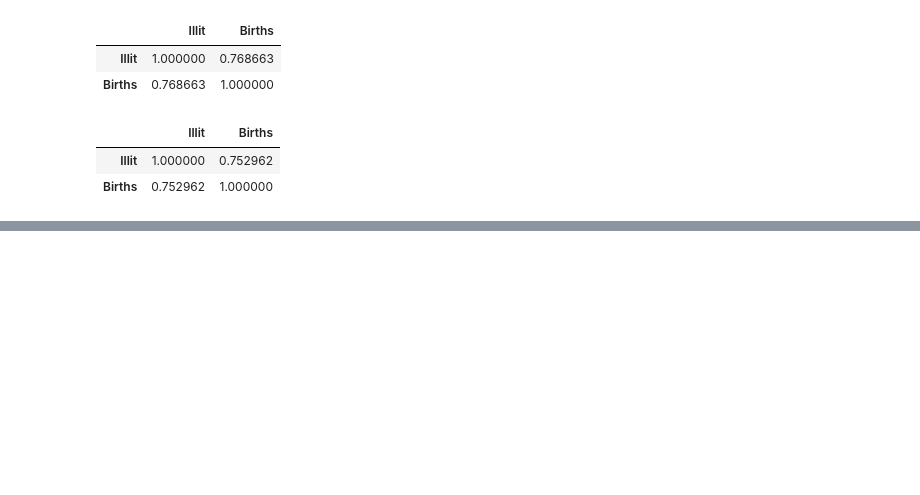
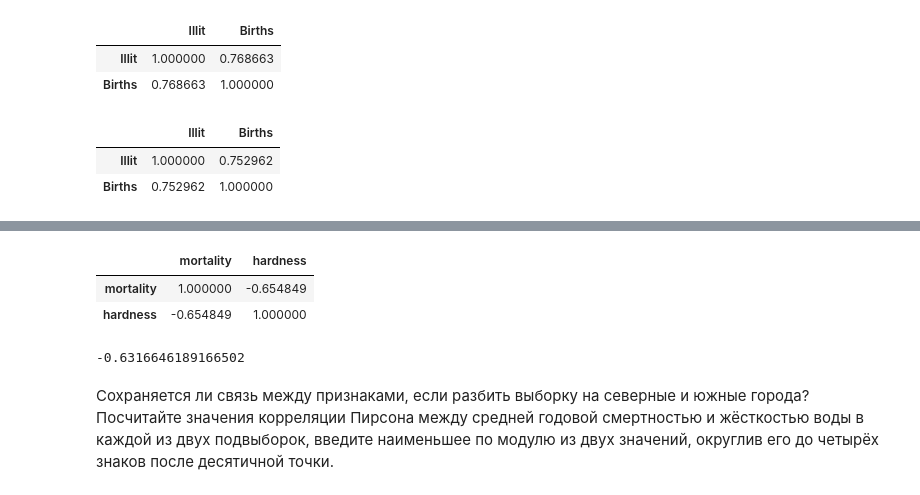
Before and after one commit to Laztrex/basic-statistic, a Jupyter notebook: study/_temp/correlations.ipynb, the cells around one changed output, grey strips where cells are left out. Drawn from its saved outputs; the diff is of its cells as text; code cells hidden in the pictures; blank space fills up the shorter version.

```diff
--- a/study/_temp/correlations.ipynb
+++ b/study/_temp/correlations.ipynb
@@ -134,0 +138,8 @@ data.corr(method='spearman')
+# %%
+data_water = pd.read_csv('../../water.txt', sep ='\t', header=0)
+# %%
+data_water.drop(['location', 'town'], axis=1).corr()
+# %% [output]
+|  | mortality | hardness |
+| mortality | 1.000000 | -0.654849 |
+| hardness | -0.654849 | 1.000000 |
@@ -134,0 +149,6 @@ data.corr(method='spearman')
+# %%
+data_mor.corr(data_hard, method='spearman')
+# %% [output]
+-0.6316646189166502
+# %% [markdown]
+Сохраняется ли связь между признаками, если разбить выборку на северные и южные города? Посчитайте значения корреляции Пирсона между средней годовой смертностью и жёсткостью воды в каждой из двух подвыборок, введите наименьшее по модулю из двух значений, округлив его до четырёх знаков после десятичной точки.
```
Also changed, not shown: parts of 23 cells of this notebook.
